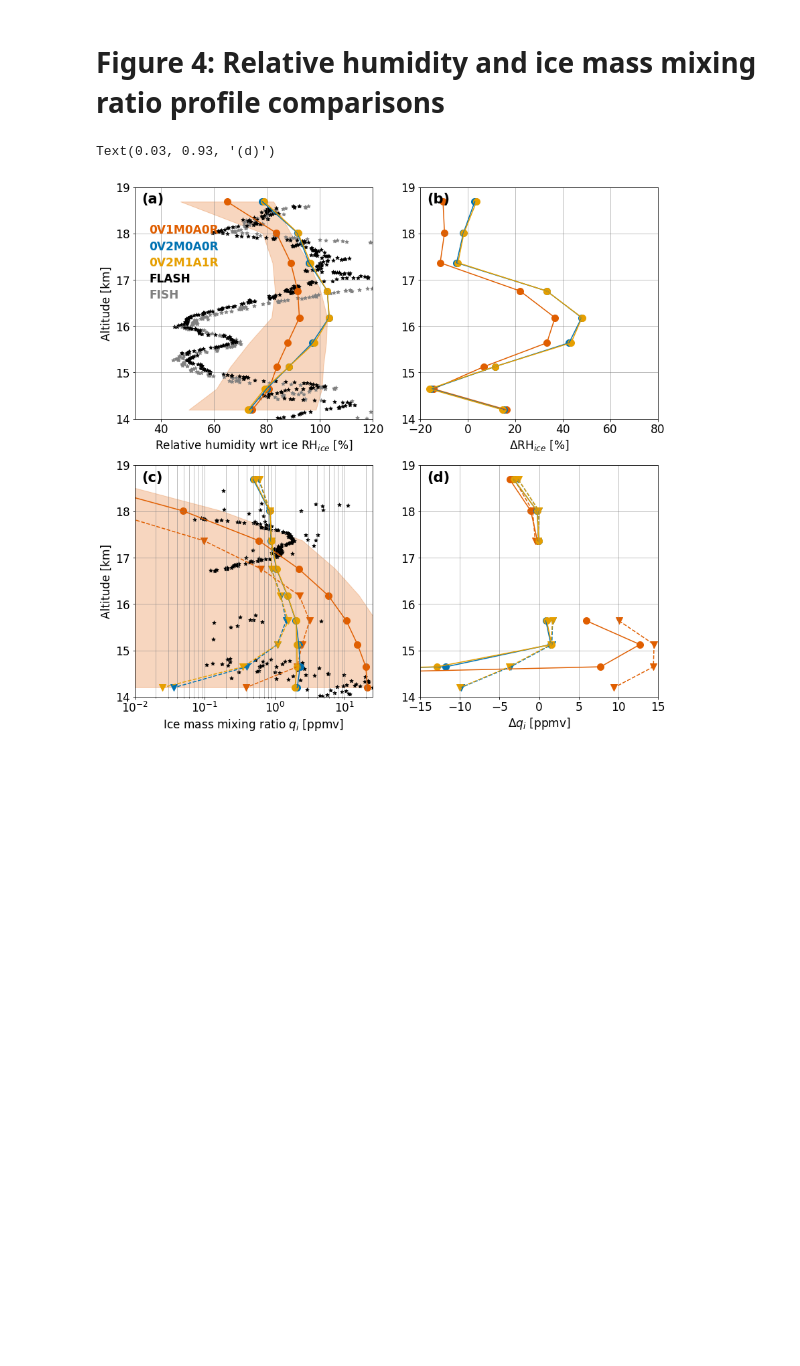
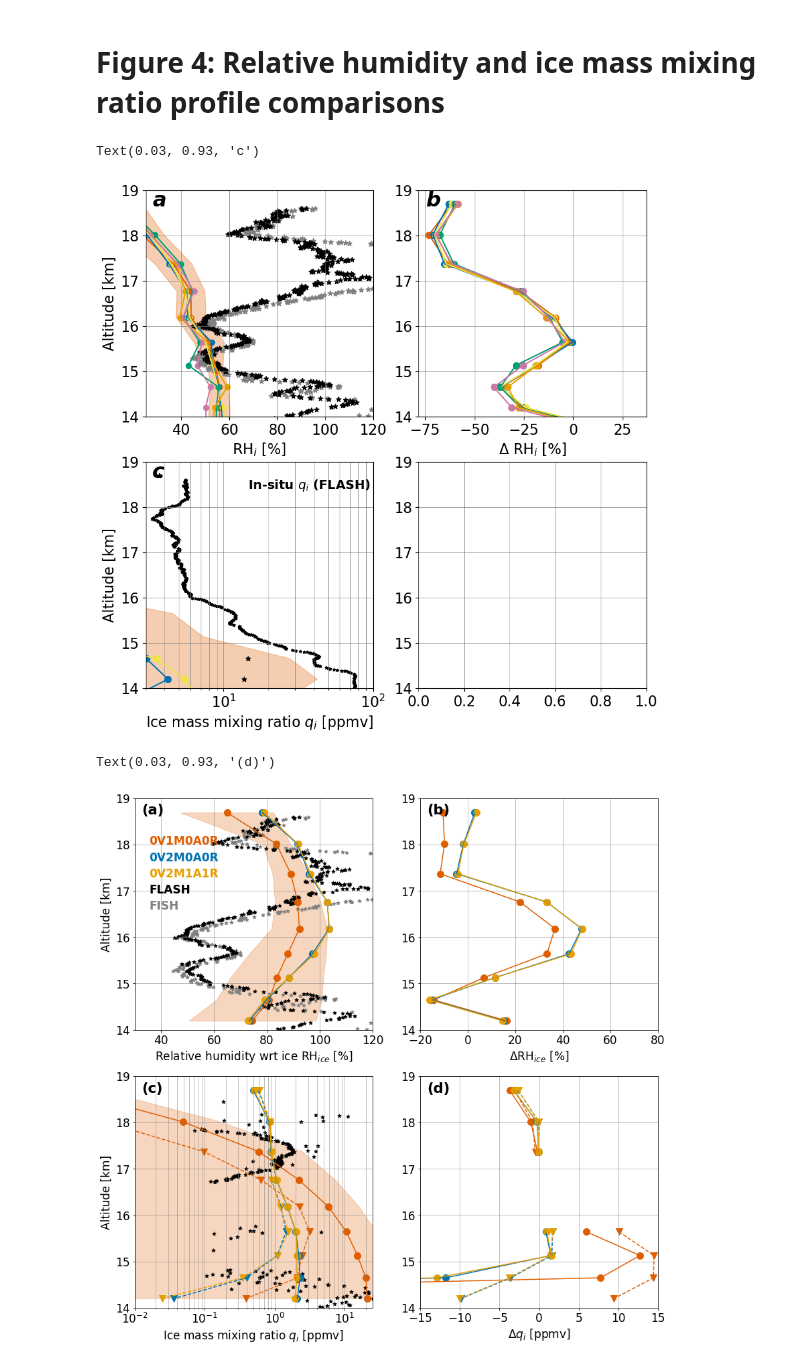
Before and after one commit to sylviasullivan/UTLS-profiles, a Jupyter notebook: Figures_article3.ipynb, the cells around one changed output. Cells and saved outputs as stored; diff of their text form; code cells hidden in the pictures; blank space fills up the shorter version.

```diff
--- a/Figures_article3.ipynb
+++ b/Figures_article3.ipynb
@@ -468,3 +460,68 @@ Text(0.03, 0.93, '(d)')
 # %% [markdown]
 # Figure 4: Relative humidity and ice mass mixing ratio profile comparisons
+# %%
+sim_list = ['1M0O','1M1O','1M3O','2M0O','2M1O','2M3O']
+# %%
+fig, ax = plt.subplots(nrows=2, ncols=2, figsize=(10, 10))
+axs = list(ax.flatten())
+
+# Other plotting parameters
+icon_lw = 1.5
+icon_alfa = 1
+fs = 16
+yval = bins_sims/1000
+
+# Specify whether to compare means (l = 0) or medians (l = 1)
+k = 'median'; l = 1
+
+# Axis limits specified
+for a in axs:
+    a.set_ylim([14, 19])
+    a.grid(b=True, which='both', axis='both', color='gray', linewidth=0.5)
+    a.tick_params('both',labelsize=fs)
+ax[0,0].set_xlim([25, 120])
+ax[1,0].set_xlim([3*10**0, 10**2])
+#ax[1,1].set_xlim([-30, 5])
+
+# PANEL A: Mean (or median) RHice over all trajectories
+rhim = np.nanmedian( stats[0]['rh_'+k], axis=1 )
+rhistd = np.nanmean( stats[0]['rh_std'], axis=1 )
+# Shade the area for +/- a standard deviation for the first simulation
+ax[0,0].fill_betweenx( y=yval, x1=rhim-rhistd, x2=rhim+rhistd, alpha=0.3, color=farbe['1M0O'] )
+for i, sl in zip(np.arange(len(sim_list)), sim_list):
+    rhim = np.nanmedian( stats[i]['rh_'+k], axis=1 )
+    ax[0,0].scatter( rhim, yval, color=farbe[sl] )
+    ax[0,0].plot( rhim, yval, lw=icon_lw, color=farbe[sl] )
+ax[0,0].scatter(rhice_fish, alt4/1000, color='gray', s=30, marker='*')
+ax[0,0].scatter(rhice_flash, alt4/1000, color='k', s=30, marker='*')
+ax[0,0].set_xlabel(r'RH$_i$ [%]', fontsize=fs)
+ax[0,0].set_ylabel('Altitude [km]',fontsize=fs)
+ax[0,0].text(0.03, 0.93, 'a', weight='bold', style='italic', fontsize=fs+7, transform=ax[0,0].transAxes)
+
+# PANEL B: RHi anomalies
+for i, sl in zip(np.arange(len(sim_list)), sim_list):
+    rhim = np.nanmean( stats[i]['rh_'+k], axis=1 )
+    ax[0,1].scatter( rhim-RHi_SC_stats[l], yval, s=icon_sz, alpha=icon_alfa, color=farbe[sl] )
+    ax[0,1].plot( rhim-RHi_SC_stats[l], yval, lw=icon_lw, color=farbe[sl] )
+ax[0,1].set_xlabel(r'$\Delta$ RH$_i$ [%]', fontsize=fs)
+ax[0,1].text(0.03, 0.93, 'b', weight='bold', style='italic', fontsize=fs+7, transform=ax[0,1].transAxes)
+
+# PANEL C: Mean (or median) qi over all trajectories
+qim = np.nanmedian( stats[0]['qi_'+k], axis=1 )
+qistd = np.nanmean( stats[0]['qi_std'], axis=1 )
+ax[1,0].fill_betweenx( y=yval, x1=qim-qistd, x2=qim+qistd, alpha=0.3, color=farbe['1M0O'] )
+ax[1,0].scatter( qv_flash, alt1/1000, color='k', s=10, marker='*')
+for i, sl in zip(np.arange(len(sim_list)), sim_list):
+    qim = np.nanmedian( stats[i]['qi_'+k], axis=1 )
+    ax[1,0].scatter( qim, yval, s=icon_sz, color=farbe[sl] )
+    ax[1,0].plot( qim, yval, lw=icon_lw, color=farbe[sl] )
+ax[1,0].scatter(qi_SC_stats[0], bins_sims/1000, color='k', s=30, marker='*')
+ax[1,0].text(0.45, 0.88, 'In-situ $q_i$ (FLASH)', fontsize=fs-2, weight='bold', transform=ax[1,0].transAxes)
+ax[1,0].set_xlabel(r'Ice mass mixing ratio $q_i$ [ppmv]', fontsize=fs)
+ax[1,0].set_ylabel('Altitude [km]',fontsize=fs)
+ax[1,0].set_xscale('log')
+ax[1,0].text(0.03, 0.93, 'c', weight='bold', style='italic', fontsize=fs+7, transform=ax[1,0].transAxes)
+# %% [output]
+Text(0.03, 0.93, 'c')
+[figure, added]
 # %%
```
Also changed, not shown: parts of 7 cells of this notebook, 20 other files.
